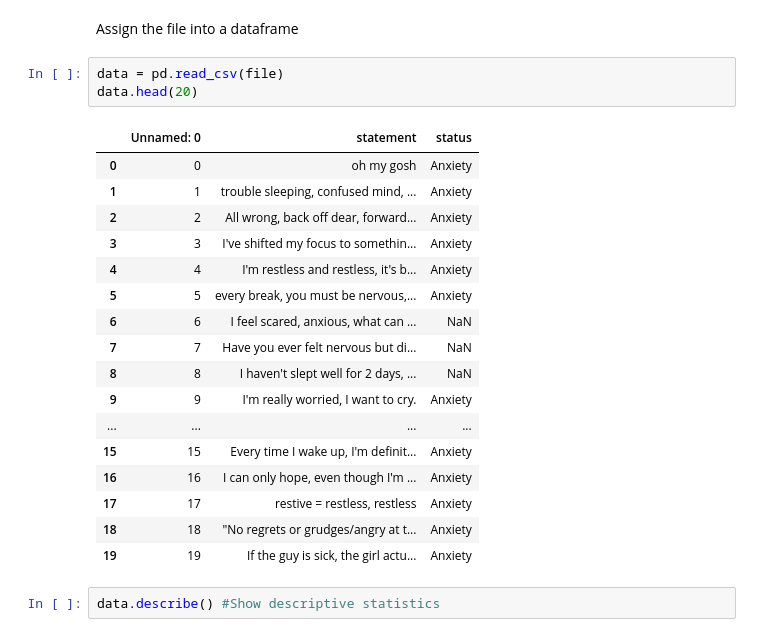
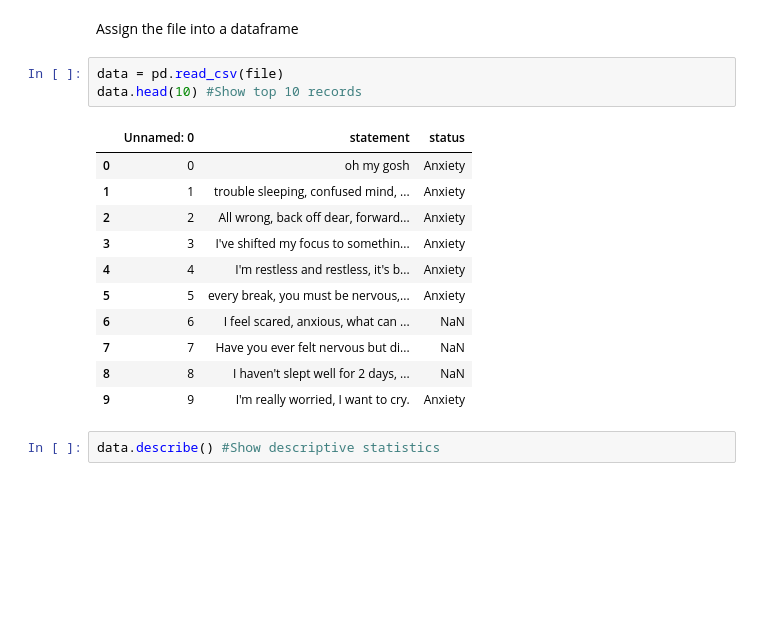
Before and after one commit to syahmishamz/Data-Analytics-ML, a Jupyter notebook: Solutions/ITS69304_Group1_GroupAssignment.ipynb, the cells around one changed output. Drawn from its saved outputs; the diff is of its cells as text; blank space fills up the shorter version.

```diff
--- a/Solutions/ITS69304_Group1_GroupAssignment.ipynb
+++ b/Solutions/ITS69304_Group1_GroupAssignment.ipynb
@@ -24,25 +24,19 @@ file = '/content/Data-Analytics-ML/mentalhealth.csv'
 Assign the file into a dataframe
 # %%
 data = pd.read_csv(file)
-data.head(20)
+data.head(10) #Show top 10 records
 # %% [output]
 |  | Unnamed: 0 | statement | status |
 | 0 | 0 | oh my gosh | Anxiety |
 | 1 | 1 | trouble sleeping, confused mind, ... | Anxiety |
 | 2 | 2 | All wrong, back off dear, forward... | Anxiety |
 | 3 | 3 | I've shifted my focus to somethin... | Anxiety |
 | 4 | 4 | I'm restless and restless, it's b... | Anxiety |
 | 5 | 5 | every break, you must be nervous,... | Anxiety |
 | 6 | 6 | I feel scared, anxious, what can ... | NaN |
 | 7 | 7 | Have you ever felt nervous but di... | NaN |
 | 8 | 8 | I haven't slept well for 2 days, ... | NaN |
 | 9 | 9 | I'm really worried, I want to cry. | Anxiety |
-| ... | ... | ... | ... |
-| 15 | 15 | Every time I wake up, I'm definit... | Anxiety |
-| 16 | 16 | I can only hope, even though I'm ... | Anxiety |
-| 17 | 17 | restive = restless, restless | Anxiety |
-| 18 | 18 | "No regrets or grudges/angry at t... | Anxiety |
-| 19 | 19 | If the guy is sick, the girl actu... | Anxiety |
 # %%
 data.describe() #Show descriptive statistics
 # %% [output]
```
Also changed, not shown: parts of 14 cells of this notebook.
